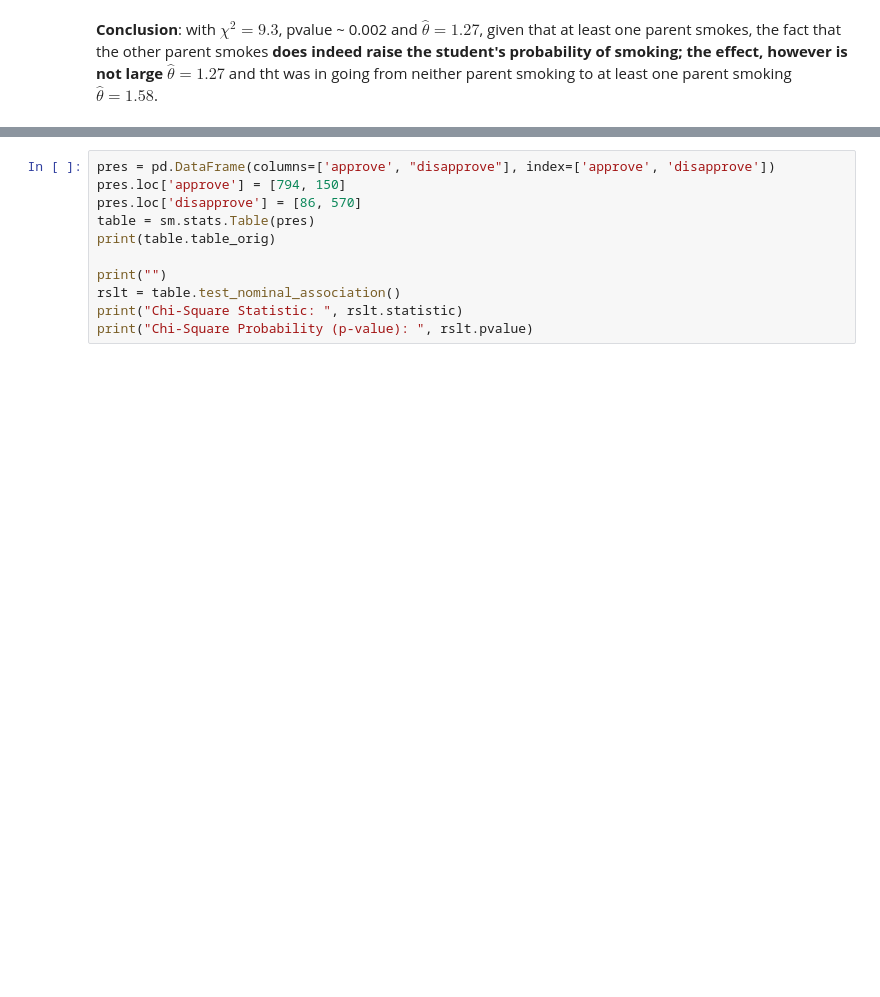
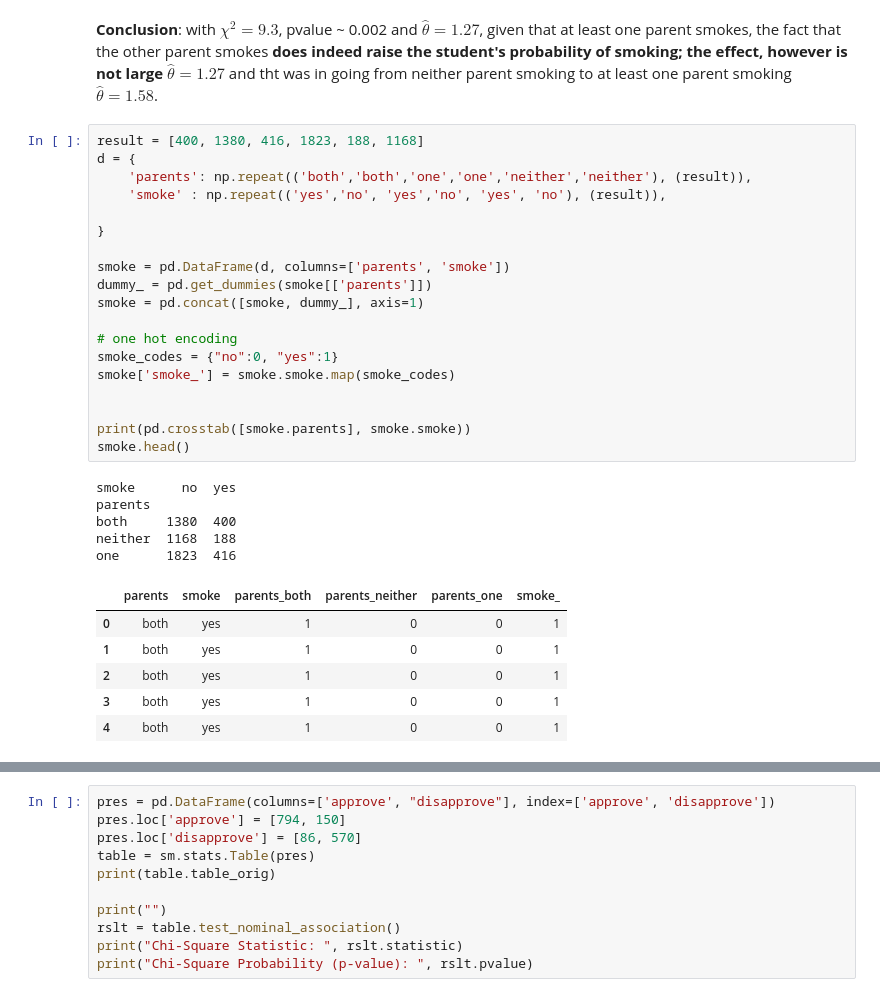
Before and after one commit to naivelogic/Machine_Learning_Notebooks, a Jupyter notebook: Data_Science/Statistical Models/[PSU] Logistic Regression.ipynb, the cells around one changed output, grey strips where cells are left out. Saved outputs shown, nothing was run; the diff lists cells and outputs as text; blank space fills up the shorter version.

```diff
--- a/Data_Science/Statistical Models/[PSU] Logistic Regression.ipynb
+++ b/Data_Science/Statistical Models/[PSU] Logistic Regression.ipynb
@@ -693,3 +692,34 @@ degree of f:  1
 Odds Ratio:  1.27020624303233
 # %% [markdown]
 __Conclusion__: with $\chi^2=9.3$, pvalue ~ 0.002 and $\hat\theta=1.27$, given that at least one parent smokes, the fact that the other parent smokes __does indeed raise the student's probability of smoking; the effect, however is not large $\hat\theta=1.27$__ and tht was in going from neither parent smoking to at least one parent smoking $\hat\theta=1.58$.
+# %%
+result = [400, 1380, 416, 1823, 188, 1168]
+d = {
+    'parents': np.repeat(('both','both','one','one','neither','neither'), (result)),
+    'smoke' : np.repeat(('yes','no', 'yes','no', 'yes', 'no'), (result)),
+
+}
+
+smoke = pd.DataFrame(d, columns=['parents', 'smoke'])
+dummy_ = pd.get_dummies(smoke[['parents']])
+smoke = pd.concat([smoke, dummy_], axis=1)
+
+# one hot encoding
+smoke_codes = {"no":0, "yes":1}
+smoke['smoke_'] = smoke.smoke.map(smoke_codes)
+
+
+print(pd.crosstab([smoke.parents], smoke.smoke))
+smoke.head()
+# %% [output]
+smoke      no  yes
+parents
+both     1380  400
+neither  1168  188
+one      1823  416
+|  | parents | smoke | parents_both | parents_neither | parents_one | smoke_ |
+| 0 | both | yes | 1 | 0 | 0 | 1 |
+| 1 | both | yes | 1 | 0 | 0 | 1 |
+| 2 | both | yes | 1 | 0 | 0 | 1 |
+| 3 | both | yes | 1 | 0 | 0 | 1 |
+| 4 | both | yes | 1 | 0 | 0 | 1 |
```
Also changed, not shown: parts of 45 cells of this notebook.
